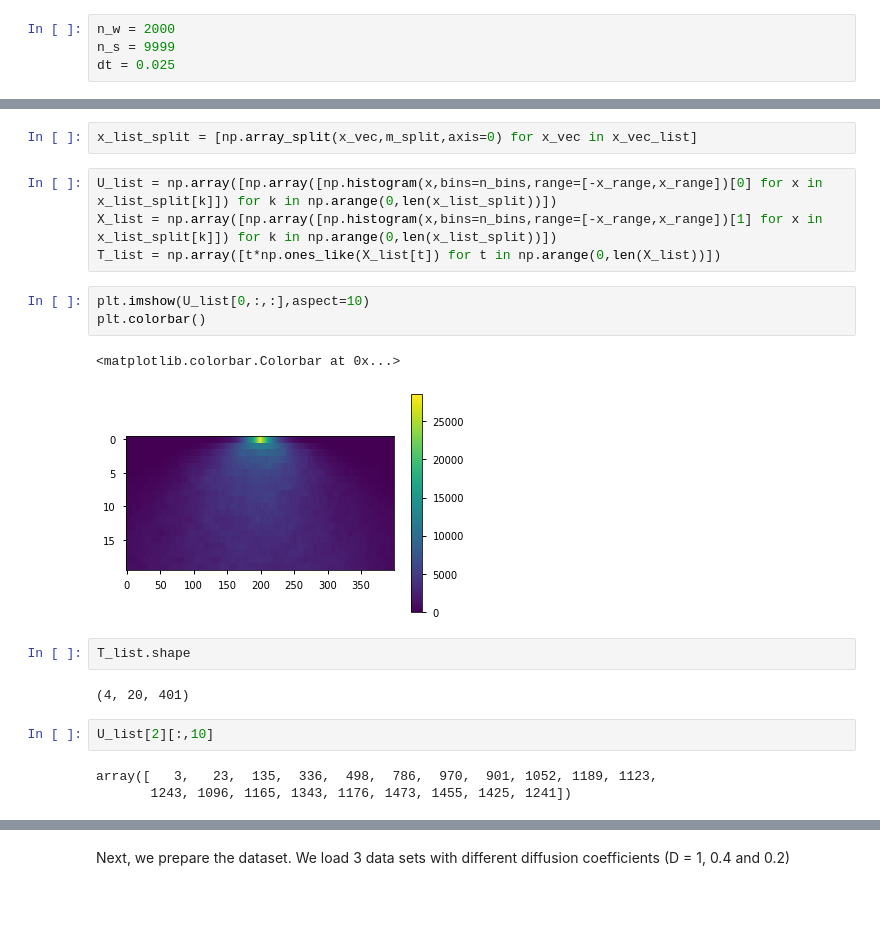
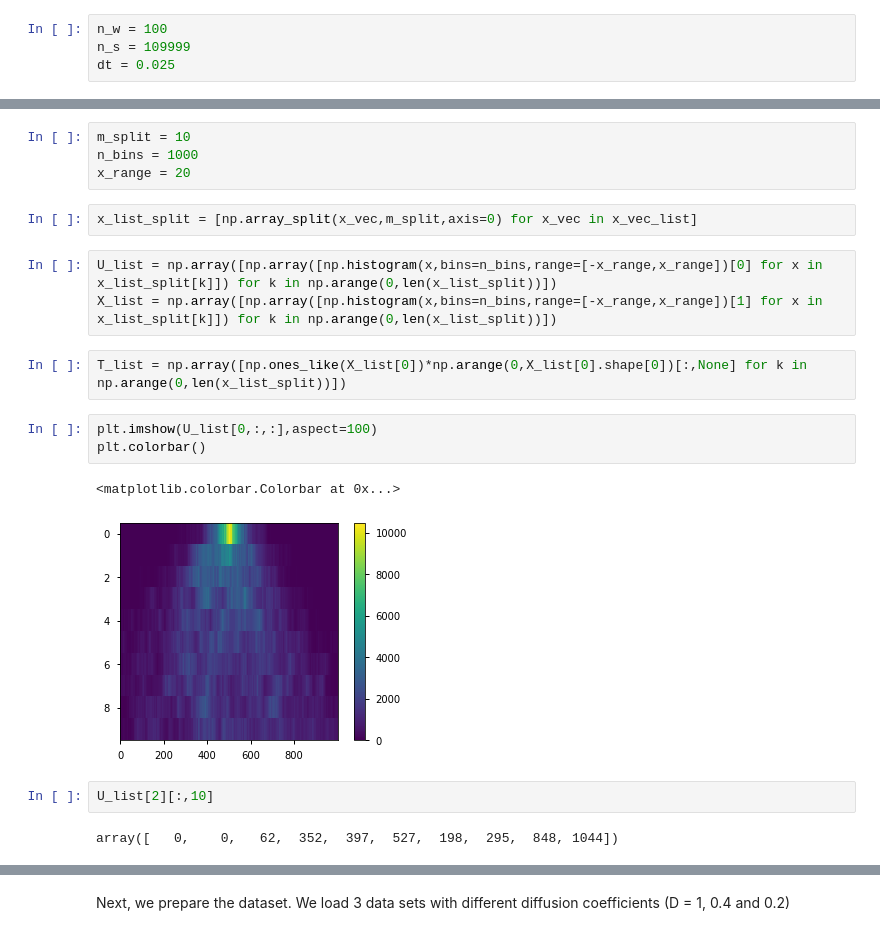
Before and after one commit to akshay-vedi/DeePyMoD_torch, a Jupyter notebook: notebooks/Diffusion_group_sparsity.ipynb, the cells around one changed output, grey strips where cells are left out. Cells and saved outputs as stored; diff of their text form; blank space fills up the shorter version.

```diff
--- a/notebooks/Diffusion_group_sparsity.ipynb
+++ b/notebooks/Diffusion_group_sparsity.ipynb
@@ -30,8 +30,8 @@ def advection_diffusion_random_walk(walk_params, traj_params, initial_conditions
 
     return time, trajectory
 # %%
-n_w = 2000
-n_s = 9999
+n_w = 100
+n_s = 109999
 dt = 0.025
 # %%
 x_vec_list = [advection_diffusion_random_walk([n_s,n_w,dt],[i,0],np.zeros((1,n_w)))[1] for i in [0.02,0.04,0.05,0.06]]
@@ -43,22 +39,22 @@ x_range = 5
+# %%
+m_split = 10
+n_bins = 1000
+x_range = 20
 # %%
 x_list_split = [np.array_split(x_vec,m_split,axis=0) for x_vec in x_vec_list]
 # %%
 U_list = np.array([np.array([np.histogram(x,bins=n_bins,range=[-x_range,x_range])[0] for x in x_list_split[k]]) for k in np.arange(0,len(x_list_split))])
 X_list = np.array([np.array([np.histogram(x,bins=n_bins,range=[-x_range,x_range])[1] for x in x_list_split[k]]) for k in np.arange(0,len(x_list_split))])
-T_list = np.array([t*np.ones_like(X_list[t]) for t in np.arange(0,len(X_list))])
+# %%
+T_list = np.array([np.ones_like(X_list[0])*np.arange(0,X_list[0].shape[0])[:,None] for k in np.arange(0,len(x_list_split))])
 # %%
-plt.imshow(U_list[0,:,:],aspect=10)
+plt.imshow(U_list[0,:,:],aspect=100)
 plt.colorbar()
 # %% [output]
 <matplotlib.colorbar.Colorbar at 0x...>
-[figure, old version]
+[figure, new version]
-# %%
-T_list.shape
-# %% [output]
-(4, 20, 401)
 # %%
 U_list[2][:,10]
 # %% [output]
-array([   3,   23,  135,  336,  498,  786,  970,  901, 1052, 1189, 1123,
-       1243, 1096, 1165, 1343, 1176, 1473, 1455, 1425, 1241])
+array([   0,    0,   62,  352,  397,  527,  198,  295,  848, 1044])
 # %%
```
Also changed, not shown: parts of 8 cells of this notebook, 1 other file.
